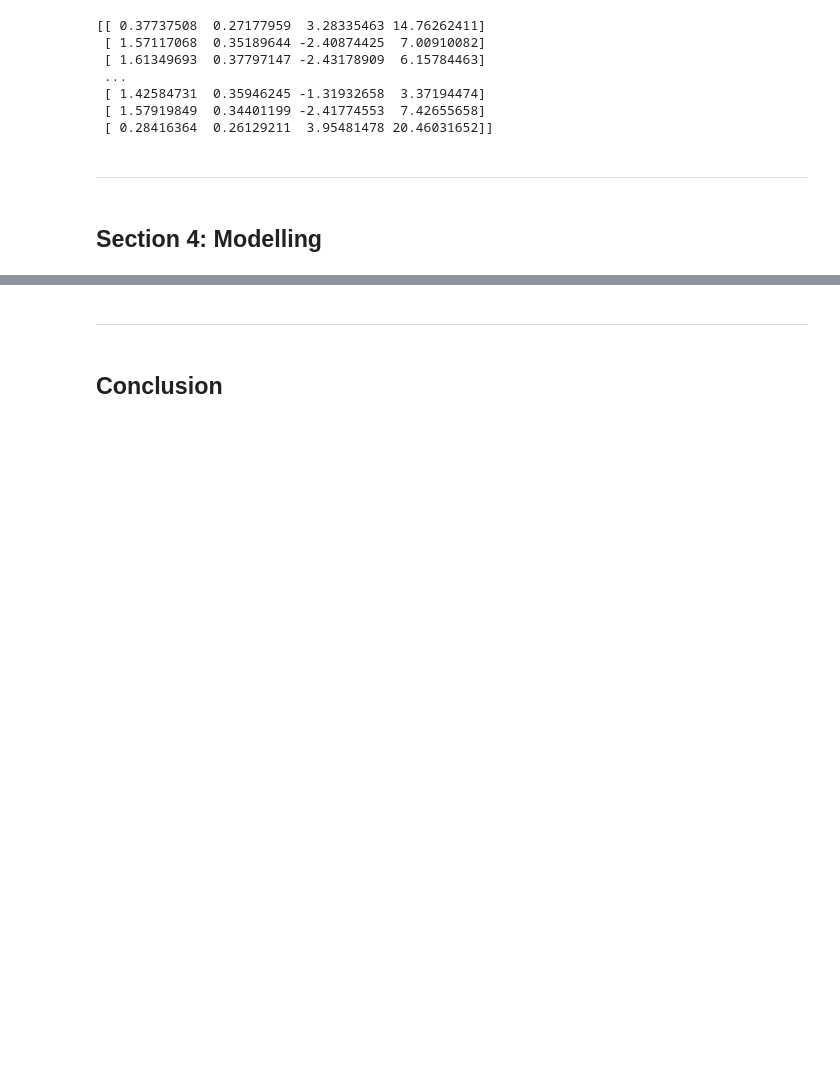
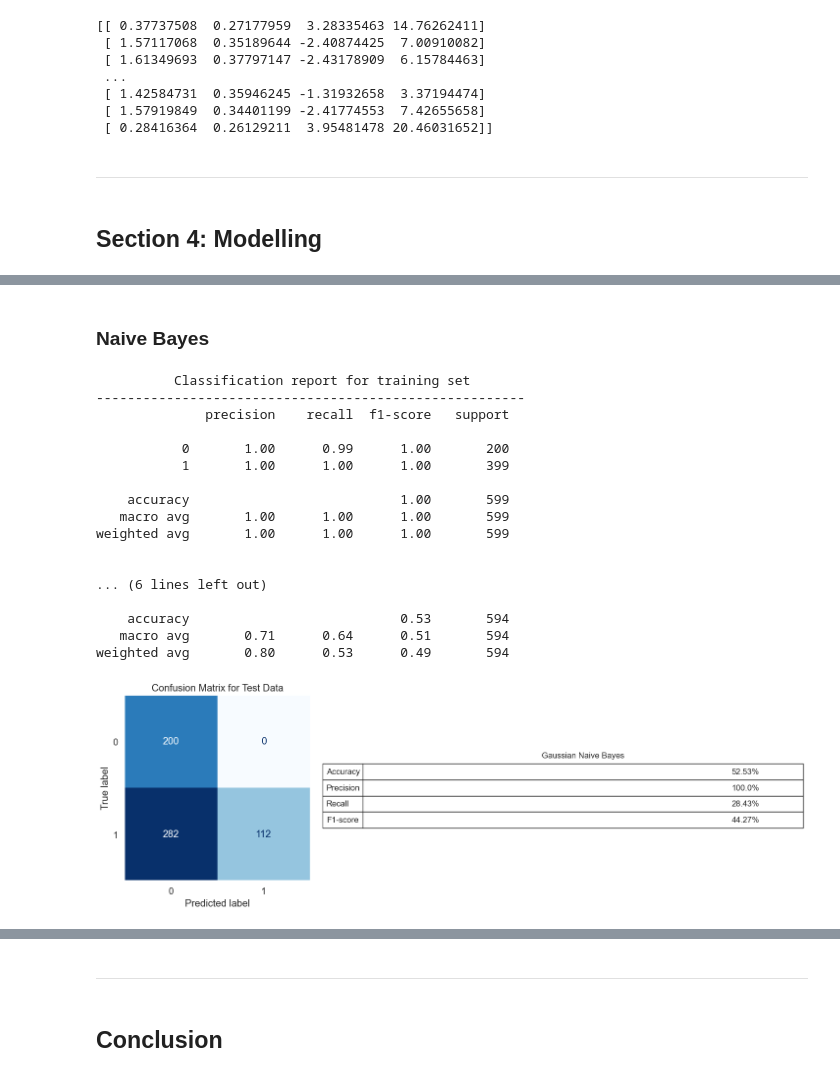
Before and after one commit to DSP-project-ECG/ECG-Classifier-for-LBBB-Detection, a Jupyter notebook: Notebook.ipynb, the cells around one changed output, grey strips where cells are left out. Cells and saved outputs as stored; diff of their text form; code cells hidden in the pictures; blank space fills up the shorter version.

```diff
--- a/Notebook.ipynb
+++ b/Notebook.ipynb
@@ -291,14 +230,0 @@ models = {
-# %%
-# Train and evaluate models
-for model_name, model in models.items():
-    print(f"\nEvaluating model: {model_name}")
-    model.fit(wavelet_train, y_train)
-    y_pred = model.predict(wavelet_test)
-
-    # Metrics
-    accuracy = accuracy_score(y_test, y_pred)
-    print(f"Accuracy: {accuracy * 100:.2f}%")
-    #print("Confusion Matrix:")
-    #print(confusion_matrix(y_test, y_pred))
-    #print("\nClassification Report:")
-    #print(classification_report(y_test, y_pred))
@@ -365,23 +230,0 @@ models = {
-# %%
-# Grid search for each model
-for model_name, model in models.items():
-    print(f"\nEvaluating model: {model_name}")
-
-    # Set up GridSearchCV
-    grid_search = GridSearchCV(estimator=model, param_grid=param_grids[model_name], cv=5, scoring='accuracy', n_jobs=-1)
-
-    # Fit the model with grid search
-    grid_search.fit(wavelet_train, y_train)
-
-    # Best parameters and accuracy
-    best_params = grid_search.best_params_
-    best_accuracy = grid_search.best_score_ * 100
-   # if model_name == "SVM" :
-    #   print(f"Best parameters: {best_params}")
-     #  print(f"Best cross-validation accuracy: {best_accuracy:.2f}%")
-
-    # Evaluate on the test set
-    best_model = grid_search.best_estimator_
-    y_pred = best_model.predict(wavelet_test)
-    accuracy = accuracy_score(y_test, y_pred)
-    print(f"Test accuracy: {accuracy * 100:.2f}%")
@@ -408,0 +325,25 @@ Test accuracy: 34.85%
+# %% [markdown]
+### Naive Bayes
+# %%
+nb = GaussianNB(var_smoothing=1e-7, priors=None)
+nb.fit(X_train, y_train)
+model_evaluation(nb, X_train, X_test, y_train, y_test, 'Gaussian Naive Bayes')
+# %% [output]
+          Classification report for training set
+-------------------------------------------------------
+              precision    recall  f1-score   support
+
+           0       1.00      0.99      1.00       200
+           1       1.00      1.00      1.00       399
+
+    accuracy                           1.00       599
+   macro avg       1.00      1.00      1.00       599
+weighted avg       1.00      1.00      1.00       599
+
+
+... (6 lines left out)
+
+    accuracy                           0.53       594
+   macro avg       0.71      0.64      0.51       594
+weighted avg       0.80      0.53      0.49       594
+[figure, added]
```
Also changed, not shown: parts of 28 cells of this notebook, 2 other files.
